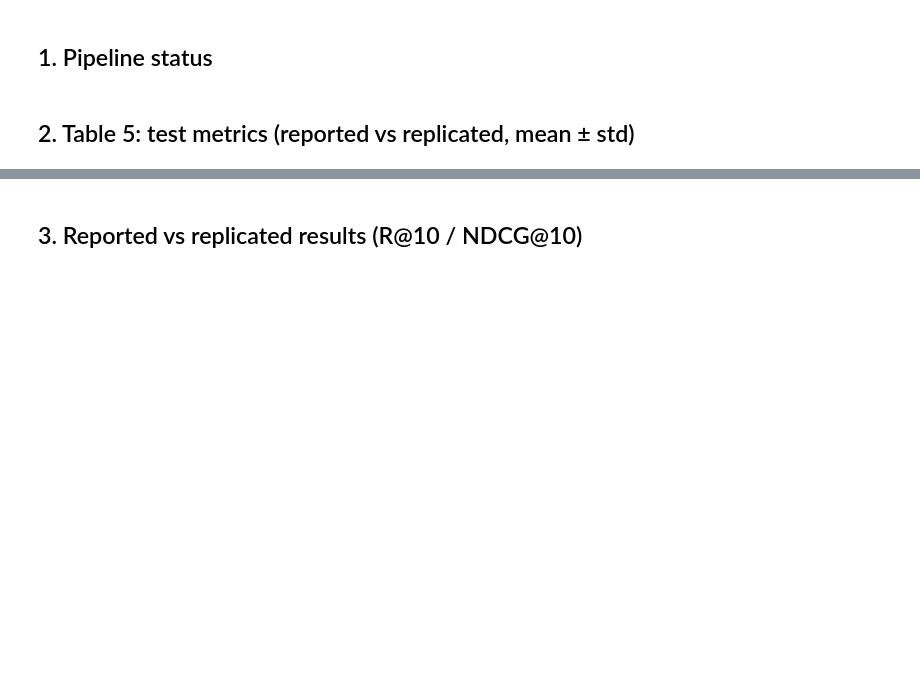
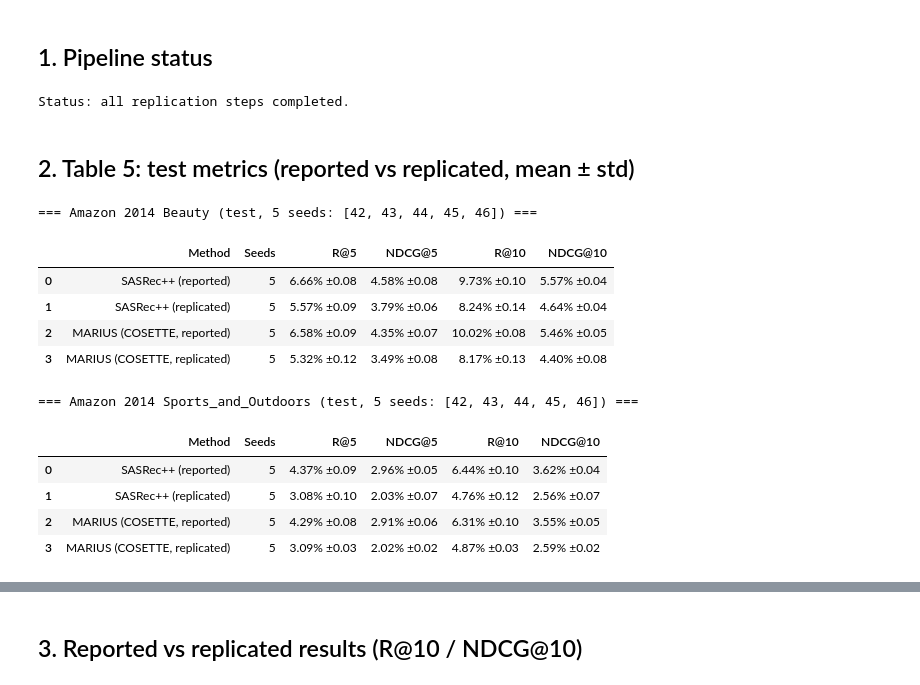
Before and after one commit to slawmecz/rec_sys_cosette_marius, a Jupyter notebook: notebooks/replication_report.ipynb, the cells around one changed output, grey strips where cells are left out. Cells and saved outputs as stored; diff of their text form; code cells hidden in the pictures; blank space fills up the shorter version.

```diff
--- a/notebooks/replication_report.ipynb
+++ b/notebooks/replication_report.ipynb
@@ -305,3 +316,17 @@ display(status_df[["✓", "label", "detail"]])
+# %%
+status_rows = pipeline_status(
+    data_root=DATA_ROOT,
+    output_root=OUTPUT_ROOT if OUTPUT_ROOT.exists() else None,
+    results_dir=RESULTS_DIR,
+)
+score_steps = [r for r in status_rows if r["step"].startswith(("sasrec_", "marius_"))]
+n_done = sum(r["status"] == "done" for r in score_steps)
+if n_done == len(score_steps):
+    print("Status: all replication steps completed.")
+else:
+    print(f"Status: replication incomplete ({n_done}/{len(score_steps)} training runs finished).")
+# %% [output]
+Status: all replication steps completed.
 # %% [markdown]
 ## 2. Table 5: test metrics (reported vs replicated, mean ± std)
 # %%
@@ -314,46 +339,59 @@ def build_table5_rows(category: str) -> pd.DataFrame:
     rows = []
 
     configs = [
-        ("SASRec++ (reported)", PAPER_SASREC_PP[category], None),
+        ("SASRec++ (original)", PAPER_SASREC_PP[category], None),
         (
             "SASRec++ (replicated)",
             PAPER_SASREC_PP[category],
             load_scores_jsonl(RESULTS_DIR / f"sasrec_{slug}_5seed_full_scores.jsonl"),
         ),
-        ("MARIUS (COSETTE, reported)", PAPER_MARIUS_COSETTE[category], None),
+        ("MARIUS (COSETTE, original)", PAPER_MARIUS_COSETTE[category], None),
         (
             "MARIUS (COSETTE, replicated)",
             PAPER_MARIUS_COSETTE[category],
             load_scores_jsonl(RESULTS_DIR / f"marius_{slug}_5seed_full_scores.jsonl"),
         ),
     ]
 
     for method, paper, records in configs:
         row = {
             "Method": method,
             "Seeds": len(records) if records is not None else len(EXPECTED_SEEDS),
         }
         if records is None:
             for metric in METRIC_COLUMNS:
                 mean, std = paper[metric]
                 row[metric] = fmt_mean_std(mean, std)
         else:
             summary = summarize_method(records)
             if summary is None:
                 for metric in METRIC_COLUMNS:
                     row[metric] = "pending"
             else:
                 for metric in METRIC_COLUMNS:
                     row[metric] = fmt_mean_std(
                         summary[f"{metric}_mean"], summary[f"{metric}_std"]
                     )
         rows.append(row)
     return pd.DataFrame(rows)
 
 
 for category in CATEGORIES:
     print(f"\n=== Amazon 2014 {category} (test, 5 seeds: {EXPECTED_SEEDS}) ===")
     display(build_table5_rows(category))
+# %% [output]
+=== Amazon 2014 Beauty (test, 5 seeds: [42, 43, 44, 45, 46]) ===
+|  | Method | Seeds | R@5 | NDCG@5 | R@10 | NDCG@10 |
+| 0 | SASRec++ (reported) | 5 | 6.66% ±0.08 | 4.58% ±0.08 | 9.73% ±0.10 | 5.57% ±0.04 |
+| 1 | SASRec++ (replicated) | 5 | 5.57% ±0.09 | 3.79% ±0.06 | 8.24% ±0.14 | 4.64% ±0.04 |
+| 2 | MARIUS (COSETTE, reported) | 5 | 6.58% ±0.09 | 4.35% ±0.07 | 10.02% ±0.08 | 5.46% ±0.05 |
+| 3 | MARIUS (COSETTE, replicated) | 5 | 5.32% ±0.12 | 3.49% ±0.08 | 8.17% ±0.13 | 4.40% ±0.08 |
+=== Amazon 2014 Sports_and_Outdoors (test, 5 seeds: [42, 43, 44, 45, 46]) ===
+|  | Method | Seeds | R@5 | NDCG@5 | R@10 | NDCG@10 |
+| 0 | SASRec++ (reported) | 5 | 4.37% ±0.09 | 2.96% ±0.05 | 6.44% ±0.10 | 3.62% ±0.04 |
+| 1 | SASRec++ (replicated) | 5 | 3.08% ±0.10 | 2.03% ±0.07 | 4.76% ±0.12 | 2.56% ±0.07 |
+| 2 | MARIUS (COSETTE, reported) | 5 | 4.29% ±0.08 | 2.91% ±0.06 | 6.31% ±0.10 | 3.55% ±0.05 |
+| 3 | MARIUS (COSETTE, replicated) | 5 | 3.09% ±0.03 | 2.02% ±0.02 | 4.87% ±0.03 | 2.59% ±0.02 |
 # %%
 def per_seed_table(category: str, method: str, filename: str) -> pd.DataFrame | None:
     records = load_scores_jsonl(RESULTS_DIR / filename)
```
Also changed, not shown: parts of 9 cells of this notebook.
